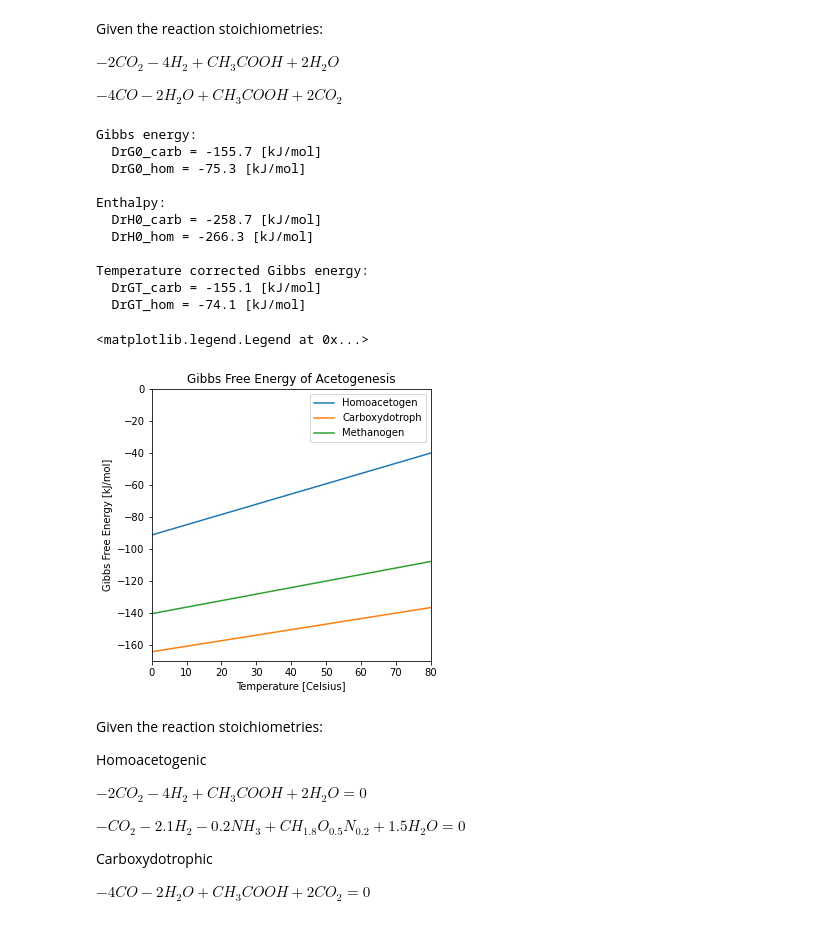
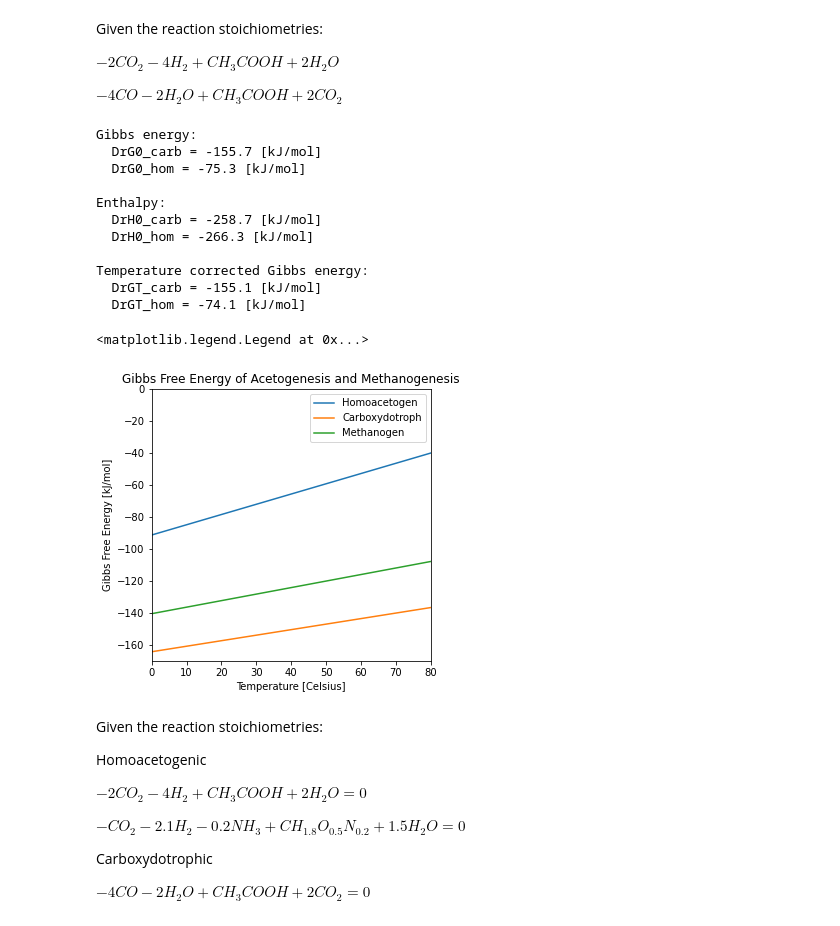
Before and after one commit to biosustain/CO2_fixation_models, a Jupyter notebook: Scripts/S1_AcetogenYieldTempDependency.ipynb, the cells around one changed output. Saved outputs shown, nothing was run; the diff lists cells and outputs as text; code cells hidden in the pictures.

```diff
--- a/Scripts/S1_AcetogenYieldTempDependency.ipynb
+++ b/Scripts/S1_AcetogenYieldTempDependency.ipynb
@@ -111,35 +111,35 @@ def DrGT_hom(T):
 def DrGT_met(T):
     return DrG0_met * (T/298.15) + DrH0_met * (1-T/298.15)
 
 print("Temperature corrected Gibbs energy:\n",
       " DrGT_carb =",round(DrGT_carb(300),1),"[kJ/mol]\n",
       " DrGT_hom =",round(DrGT_hom(300),1),"[kJ/mol]")
 
 #dropped concentration correction, in accordance with book
 
 plt.figure(figsize=(5,5))
-plt.title(f"Gibbs Free Energy of Acetogenesis")
+plt.title(f"Gibbs Free Energy of Acetogenesis and Methanogenesis")
 plt.axis([0, 80, -170, 0])
 plt.xlabel('Temperature [Celsius]')
 plt.ylabel('Gibbs Free Energy [kJ/mol]')
 plt.plot(Kelvin_Celsius(T), DrGT_hom(T))
 plt.plot(Kelvin_Celsius(T), DrGT_carb(T))
 plt.plot(Kelvin_Celsius(T), DrGT_met(T))
 plt.legend(['Homoacetogen','Carboxydotroph','Methanogen'])
 # %% [output]
 Gibbs energy:
   DrG0_carb = -155.7 [kJ/mol]
   DrG0_hom = -75.3 [kJ/mol]
 
 Enthalpy:
   DrH0_carb = -258.7 [kJ/mol]
   DrH0_hom = -266.3 [kJ/mol]
 
 Temperature corrected Gibbs energy:
   DrGT_carb = -155.1 [kJ/mol]
   DrGT_hom = -74.1 [kJ/mol]
 <matplotlib.legend.Legend at 0x...>
-[figure, old version]
+[figure, new version]
 # %% [markdown]
 <p>Given the reaction stoichiometries:</p>
 
```
Also changed, not shown: parts of 4 cells of this notebook, 1 other file.
